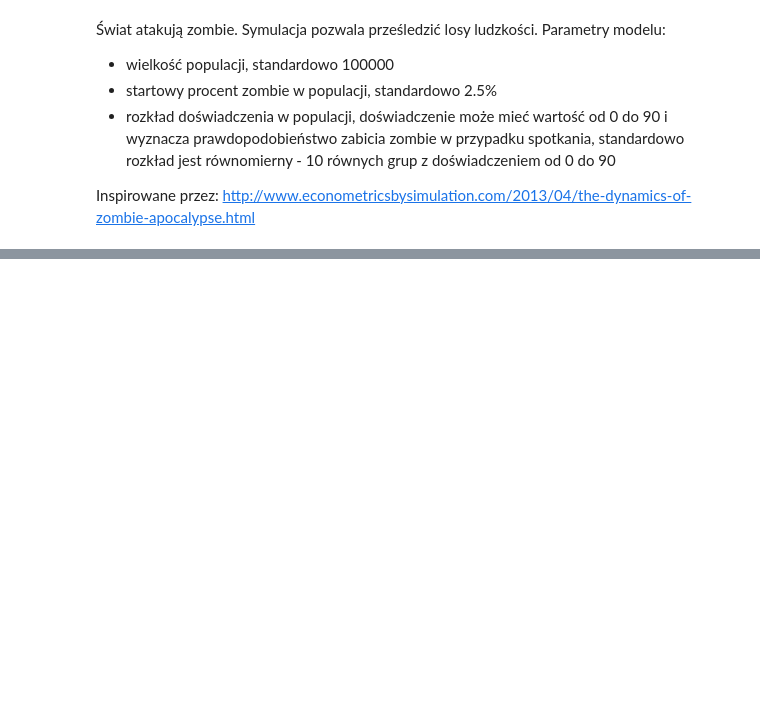
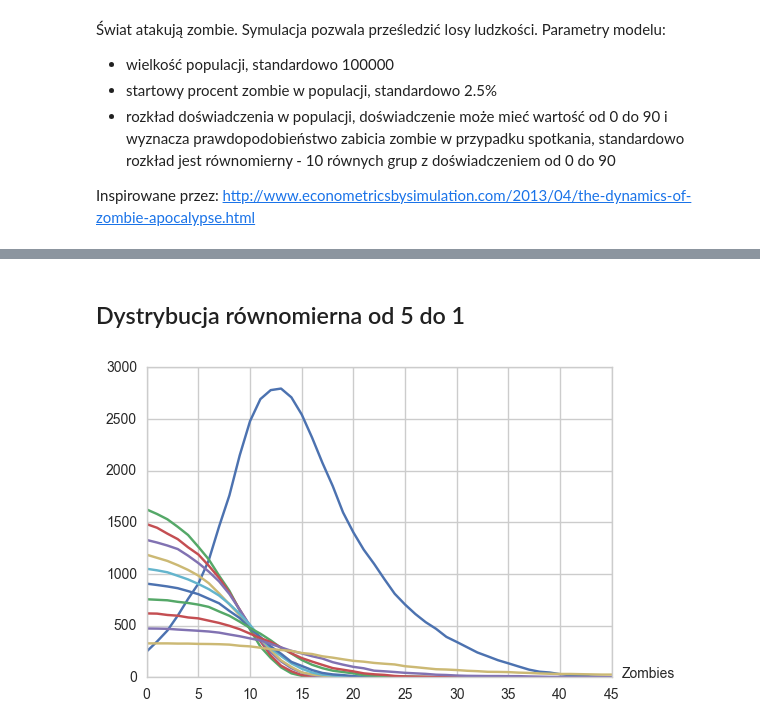
Before and after one commit to chinski99/zombie, a Jupyter notebook: zombie.ipynb, the cells around one changed output, grey strips where cells are left out. Cells and saved outputs as stored; diff of their text form; code cells hidden in the pictures; blank space fills up the shorter version.

```diff
--- a/zombie.ipynb
+++ b/zombie.ipynb
@@ -141,0 +193,7 @@ plot_simulation(d2)
+# %% [markdown]
+## Dystrybucja równomierna od 5 do 1
+# %%
+d3=sim(exp=[5.000000, 4.555556, 4.111111, 3.666667, 3.222222, 2.777778, 2.333333, 1.888889, 1.444444, 1])
+plot_simulation(d3)
+# %% [output]
+[figure, added]
```
Also changed, not shown: parts of 14 cells of this notebook.
